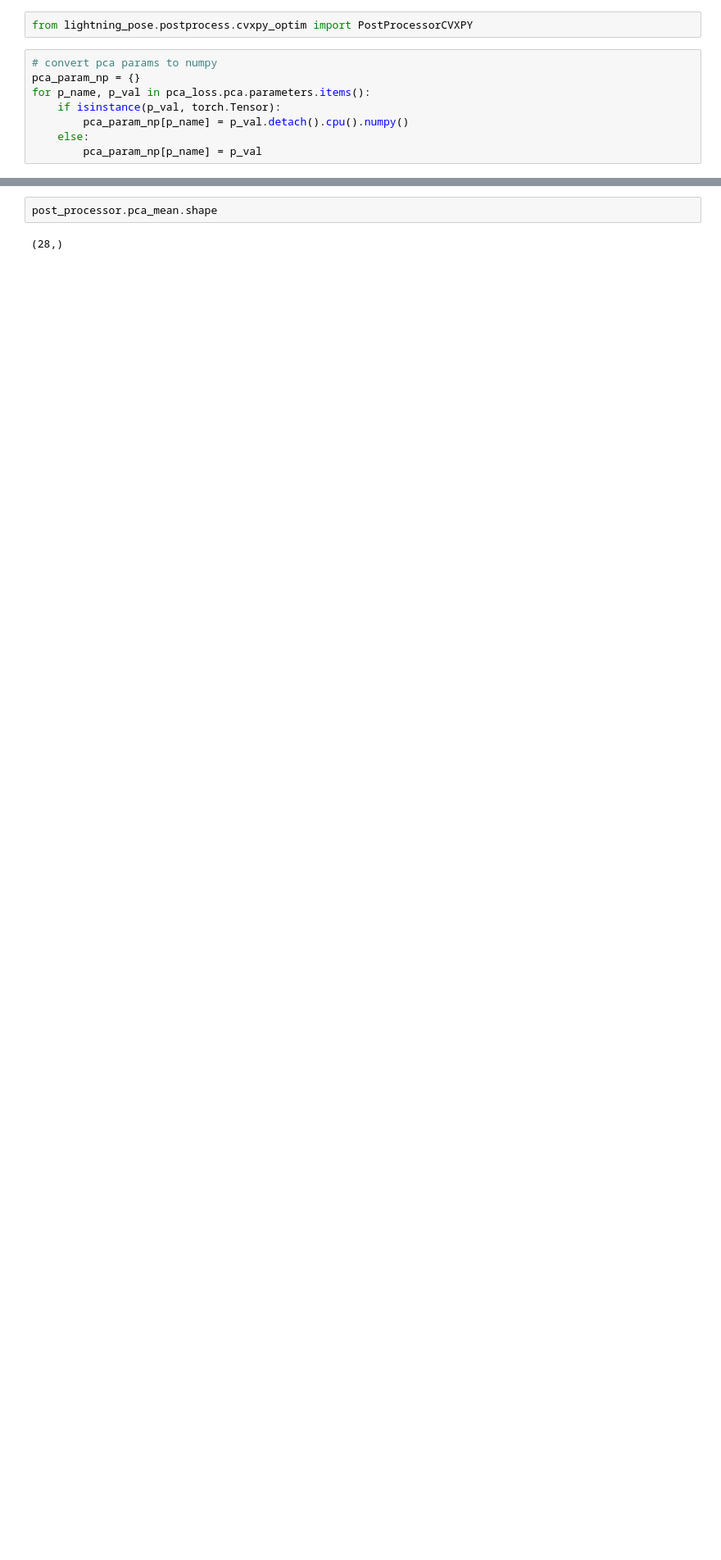
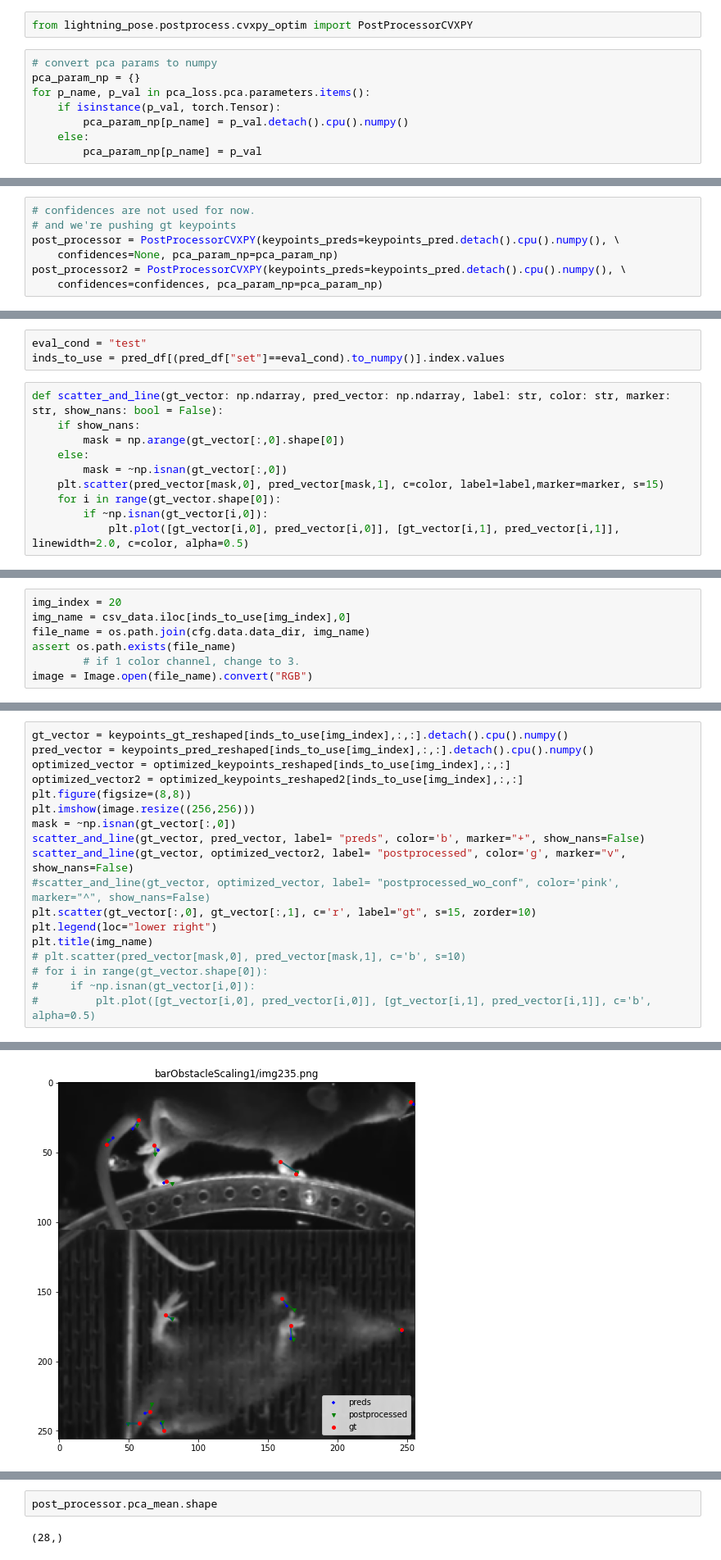
Before and after one commit to paninski-lab/lightning-pose, a Jupyter notebook: scripts/post_process_preds.ipynb, the cells around one changed output, grey strips where cells are left out. Shown at 82% size. Cells and saved outputs as stored; diff of their text form; blank space fills up the shorter version.

Commit message:
more debugging of post processor. still a way to go.

```diff
--- a/scripts/post_process_preds.ipynb
+++ b/scripts/post_process_preds.ipynb
@@ -205,0 +174,7 @@ ValueError: Cannot broadcast dimensions  (14630, 2) (14630, 28)
+# %%
+# confidences are not used for now.
+# and we're pushing gt keypoints
+post_processor = PostProcessorCVXPY(keypoints_preds=keypoints_pred.detach().cpu().numpy(), \
+    confidences=None, pca_param_np=pca_param_np)
+post_processor2 = PostProcessorCVXPY(keypoints_preds=keypoints_pred.detach().cpu().numpy(), \
+    confidences=confidences, pca_param_np=pca_param_np)
@@ -205,0 +197,13 @@ ValueError: Cannot broadcast dimensions  (14630, 2) (14630, 28)
+# %%
+eval_cond = "test"
+inds_to_use = pred_df[(pred_df["set"]==eval_cond).to_numpy()].index.values
+# %%
+def scatter_and_line(gt_vector: np.ndarray, pred_vector: np.ndarray, label: str, color: str, marker: str, show_nans: bool = False):
+    if show_nans:
+        mask = np.arange(gt_vector[:,0].shape[0])
+    else:
+        mask = ~np.isnan(gt_vector[:,0])
+    plt.scatter(pred_vector[mask,0], pred_vector[mask,1], c=color, label=label,marker=marker, s=15)
+    for i in range(gt_vector.shape[0]):
+        if ~np.isnan(gt_vector[i,0]):
+            plt.plot([gt_vector[i,0], pred_vector[i,0]], [gt_vector[i,1], pred_vector[i,1]], linewidth=2.0, c=color, alpha=0.5)
@@ -205,0 +220,7 @@ ValueError: Cannot broadcast dimensions  (14630, 2) (14630, 28)
+# %%
+img_index = 20
+img_name = csv_data.iloc[inds_to_use[img_index],0]
+file_name = os.path.join(cfg.data.data_dir, img_name)
+assert os.path.exists(file_name)
+        # if 1 color channel, change to 3.
+image = Image.open(file_name).convert("RGB")
@@ -205,0 +229,19 @@ ValueError: Cannot broadcast dimensions  (14630, 2) (14630, 28)
+# %%
+gt_vector = keypoints_gt_reshaped[inds_to_use[img_index],:,:].detach().cpu().numpy()
+pred_vector = keypoints_pred_reshaped[inds_to_use[img_index],:,:].detach().cpu().numpy()
+optimized_vector = optimized_keypoints_reshaped[inds_to_use[img_index],:,:]
+optimized_vector2 = optimized_keypoints_reshaped2[inds_to_use[img_index],:,:]
+plt.figure(figsize=(8,8))
+plt.imshow(image.resize((256,256)))
+mask = ~np.isnan(gt_vector[:,0])
+scatter_and_line(gt_vector, pred_vector, label= "preds", color='b', marker="+", show_nans=False)
+scatter_and_line(gt_vector, optimized_vector2, label= "postprocessed", color='g', marker="v", show_nans=False)
+#scatter_and_line(gt_vector, optimized_vector, label= "postprocessed_wo_conf", color='pink', marker="^", show_nans=False)
+plt.scatter(gt_vector[:,0], gt_vector[:,1], c='r', label="gt", s=15, zorder=10)
+plt.legend(loc="lower right")
+plt.title(img_name)
+# plt.scatter(pred_vector[mask,0], pred_vector[mask,1], c='b', s=10)
+# for i in range(gt_vector.shape[0]):
+#     if ~np.isnan(gt_vector[i,0]):
+#         plt.plot([gt_vector[i,0], pred_vector[i,0]], [gt_vector[i,1], pred_vector[i,1]], c='b', alpha=0.5)
+# %% [output]
@@ -205,0 +249 @@ ValueError: Cannot broadcast dimensions  (14630, 2) (14630, 28)
+[figure, added]
```
Also changed, not shown: parts of 33 cells of this notebook, 2 other files.
